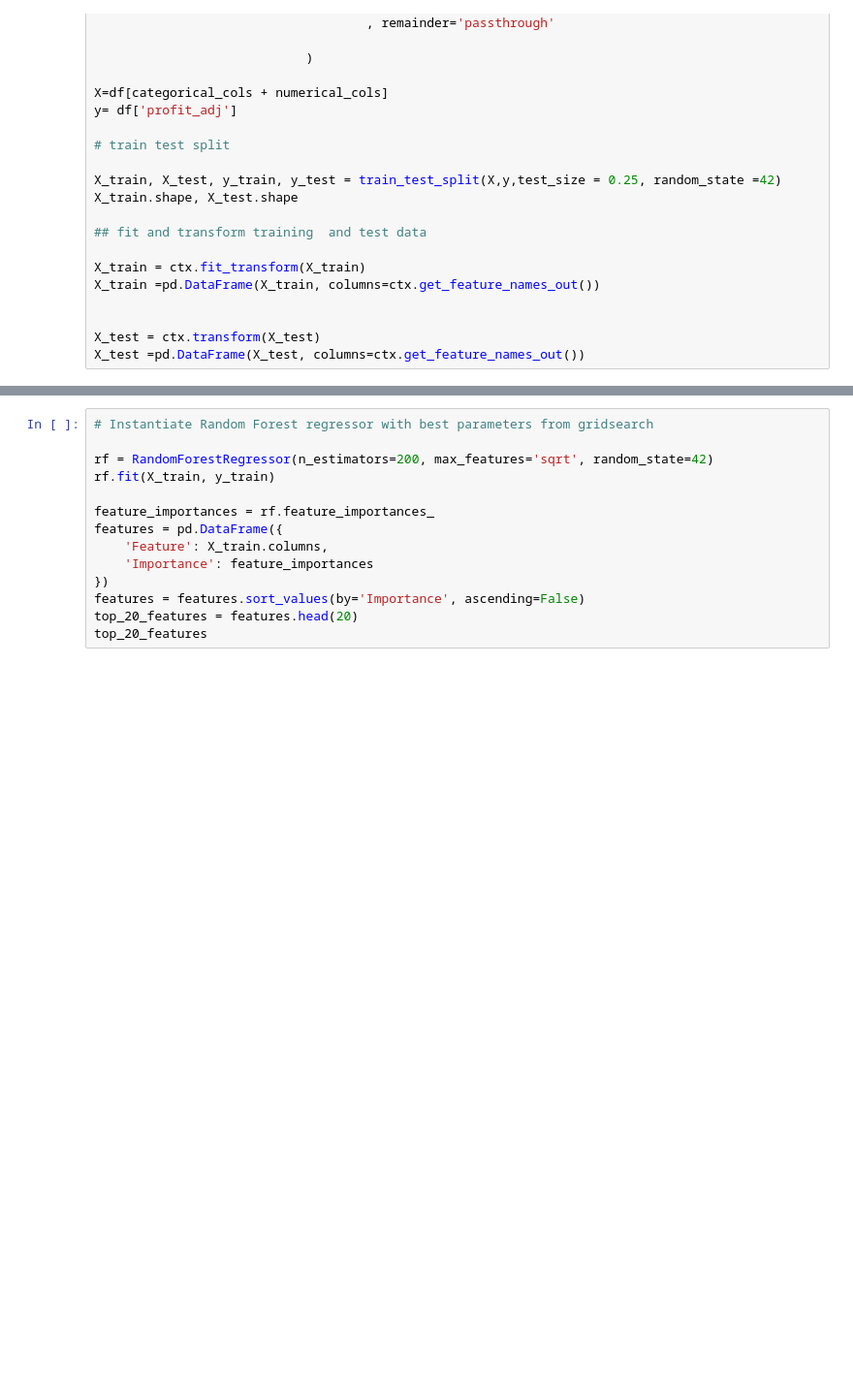
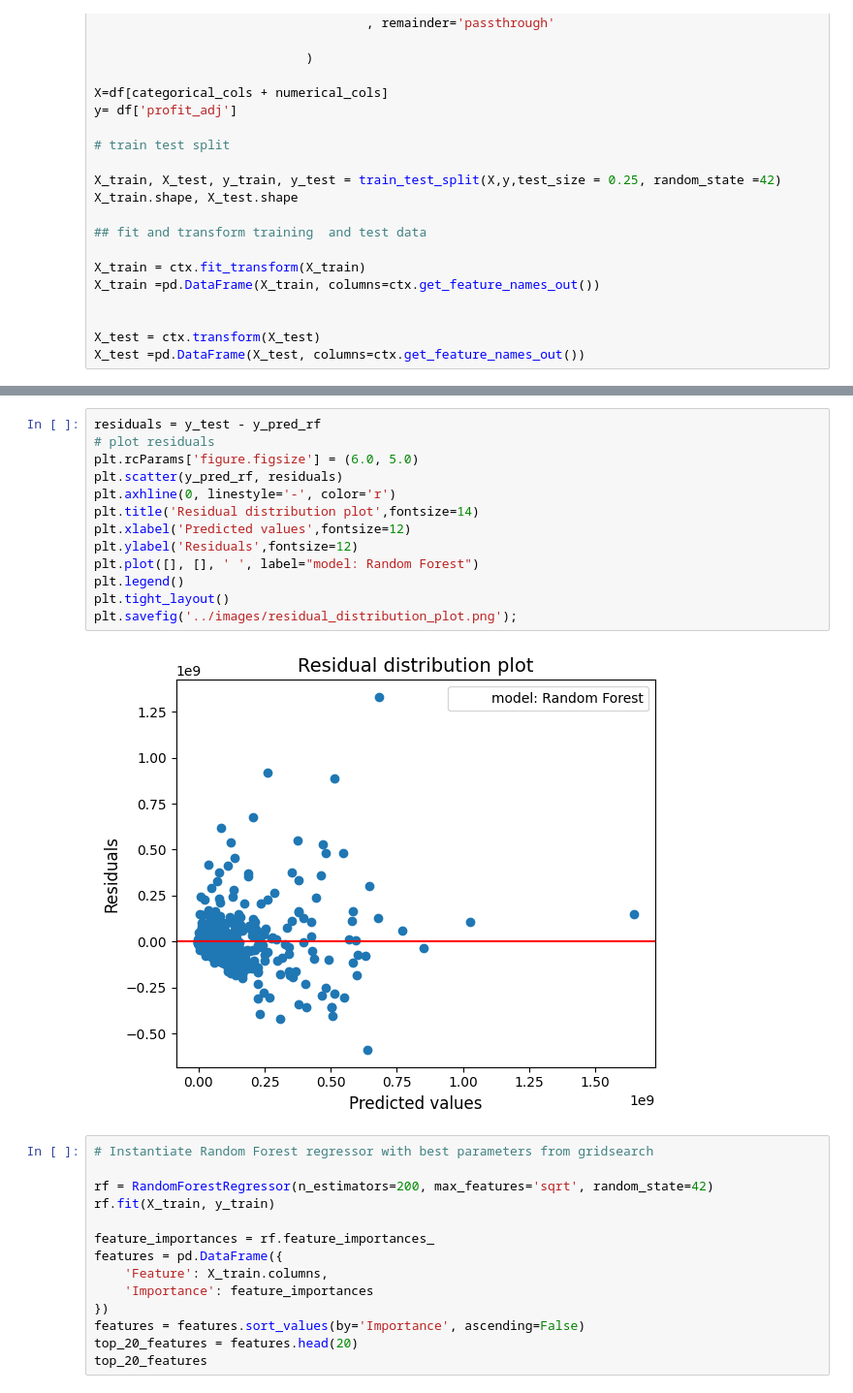
Before and after one commit to pujakc/Project4, a Jupyter notebook: Code/05_Important_Features_Best_model.ipynb, the cells around one changed output, grey strips where cells are left out. Shown: that part at 97% size. Drawn from its saved outputs; the diff is of its cells as text; blank space fills up the shorter version.

```diff
--- a/Code/05_Important_Features_Best_model.ipynb
+++ b/Code/05_Important_Features_Best_model.ipynb
@@ -391,3 +405,18 @@ Best Parameters: {'rf__max_features': 'sqrt', 'rf__n_estimators': 200}
+# %%
+residuals = y_test - y_pred_rf
+# plot residuals
+plt.rcParams['figure.figsize'] = (6.0, 5.0)
+plt.scatter(y_pred_rf, residuals)
+plt.axhline(0, linestyle='-', color='r')
+plt.title('Residual distribution plot',fontsize=14)
+plt.xlabel('Predicted values',fontsize=12)
+plt.ylabel('Residuals',fontsize=12)
+plt.plot([], [], ' ', label="model: Random Forest")
+plt.legend()
+plt.tight_layout()
+plt.savefig('../images/residual_distribution_plot.png');
+# %% [output]
+[figure, added]
 # %%
 # Instantiate Random Forest regressor with best parameters from gridsearch
 
```
Also changed, not shown: parts of 10 cells of this notebook.
